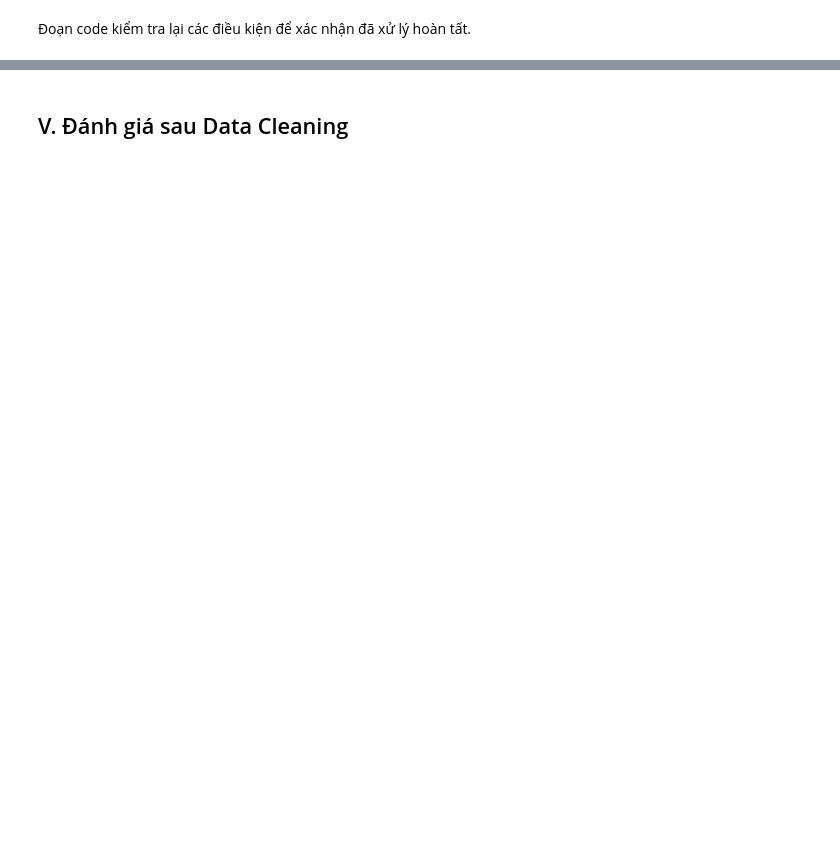
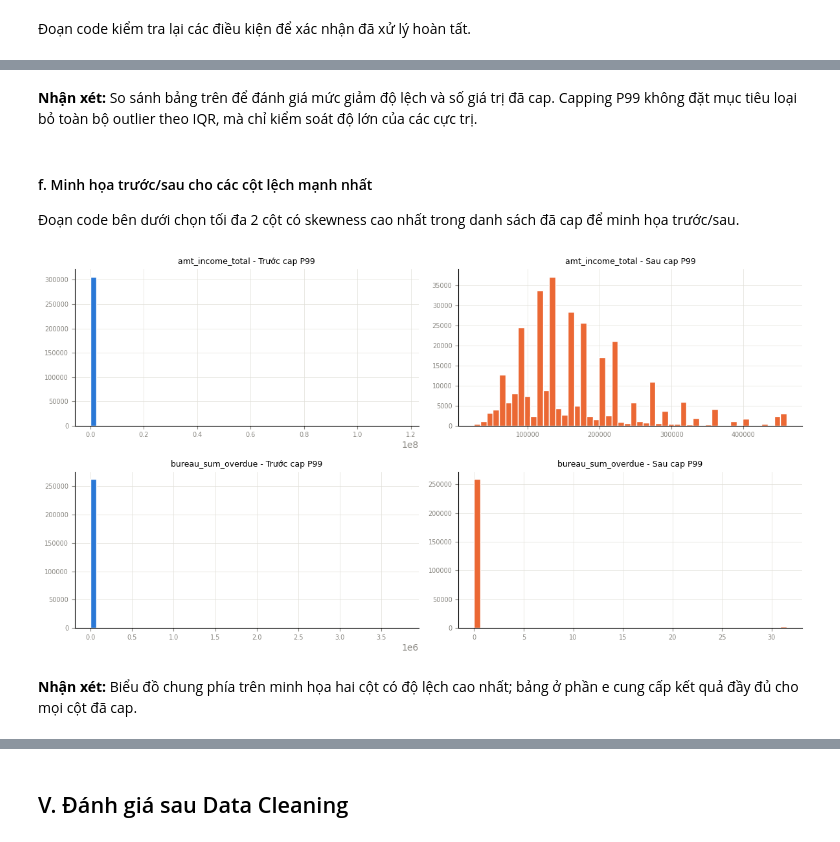
Before and after one commit to thanhhung9720001-collab/credit-risk-classifier, a Jupyter notebook: notebooks/03_data_cleaning.ipynb, the cells around one changed output, grey strips where cells are left out. Drawn from its saved outputs; the diff is of its cells as text; code cells hidden in the pictures; blank space fills up the shorter version.

```diff
--- a/notebooks/03_data_cleaning.ipynb
+++ b/notebooks/03_data_cleaning.ipynb
@@ -964,8 +651,7 @@ Dư nợ và số dư thẻ không thể âm, nên giá trị âm được xem l
 # %%
-money_cols_to_fix = ["bureau_sum_debt", "credit_card_avg_balance"]
+# Dư nợ không thể âm, nên thay các giá trị âm bằng 0.
+n_neg_before = (df["bureau_sum_debt"] < 0).sum()
+df["bureau_sum_debt"] = df["bureau_sum_debt"].clip(lower=0)
 
-for c in money_cols_to_fix:
-    n_neg_before = (df[c] < 0).sum()
-    df[c] = df[c].clip(lower=0)
-    print(f"{c}: đã sửa {n_neg_before} dòng âm về 0")
+print(f"bureau_sum_debt: đã sửa {n_neg_before} dòng âm về 0")
 # %% [output]
@@ -1228,0 +919,48 @@ Số cột trùng với outlier_cols (Mục 3): 0
+# %% [markdown]
+**Nhận xét:** So sánh bảng trên để đánh giá mức giảm độ lệch và số giá trị đã cap. Capping P99 không đặt mục tiêu loại bỏ toàn bộ outlier theo IQR, mà chỉ kiểm soát độ lớn của các cực trị.
+# %% [markdown]
+#### f. Minh họa trước/sau cho các cột lệch mạnh nhất
+
+Đoạn code bên dưới chọn tối đa 2 cột có skewness cao nhất trong danh sách đã cap để minh họa trước/sau.
+# %%
+import matplotlib.pyplot as plt
+
+COLOR_BEFORE = "#2a78d6"
+COLOR_AFTER = "#eb6834"
+COLOR_GRID = "#e1e0d9"
+COLOR_MUTED = "#898781"
+COLOR_INK = "#0b0b0b"
+
+
+def style_ax(ax):
+    ax.spines["top"].set_visible(False)
+    ax.spines["right"].set_visible(False)
+    ax.grid(color=COLOR_GRID, linewidth=0.5)
+    ax.set_axisbelow(True)
+    ax.tick_params(colors=COLOR_MUTED, labelsize=7)
+
+
+# Chỉ minh họa tối đa 2 cột lệch mạnh nhất đã được cap.
+plot_cols = outlier_summary[
+    outlier_summary["Cột"].isin(outlier_cols)
+].sort_values("Độ lệch", ascending=False)["Cột"].head(2).tolist()
+
+fig, axes = plt.subplots(len(plot_cols), 2, figsize=(12, 3.2 * len(plot_cols)))
+if len(plot_cols) == 1:
+    axes = [axes]
+
+for i, c in enumerate(plot_cols):
+    axes[i][0].hist(df_before[c].dropna(), bins=50, color=COLOR_BEFORE, edgecolor="white")
+    axes[i][0].set_title(f"{c} - Trước cap P99", fontsize=9)
+    axes[i][1].hist(df[c].dropna(), bins=50, color=COLOR_AFTER, edgecolor="white")
+    axes[i][1].set_title(f"{c} - Sau cap P99", fontsize=9)
+
+    for ax in axes[i]:
+        style_ax(ax)
+
+plt.tight_layout()
+plt.show()
+# %% [output]
+[figure, added]
+# %% [markdown]
+**Nhận xét:** Biểu đồ chung phía trên minh họa hai cột có độ lệch cao nhất; bảng ở phần e cung cấp kết quả đầy đủ cho mọi cột đã cap.
```
Also changed, not shown: parts of 96 cells of this notebook, 1 other file.
